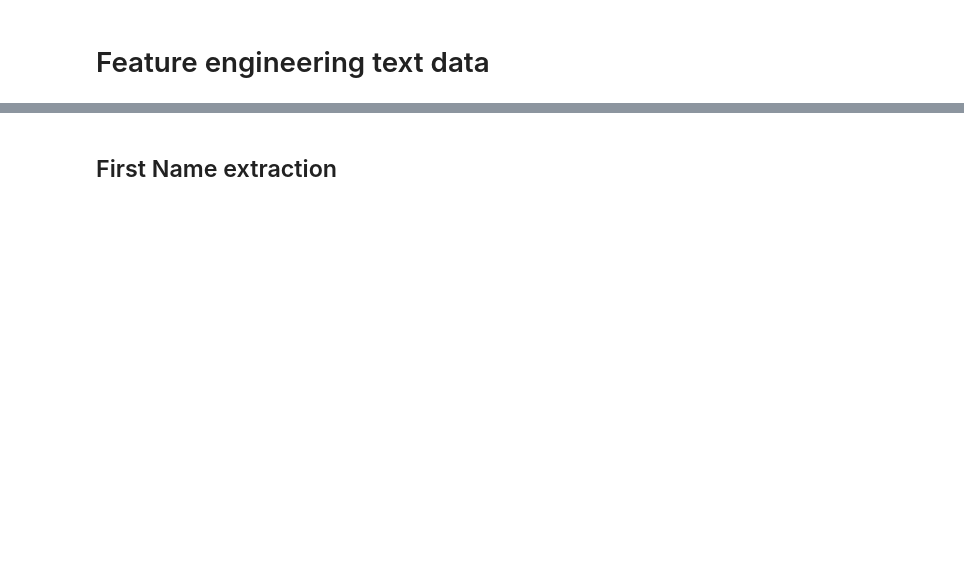
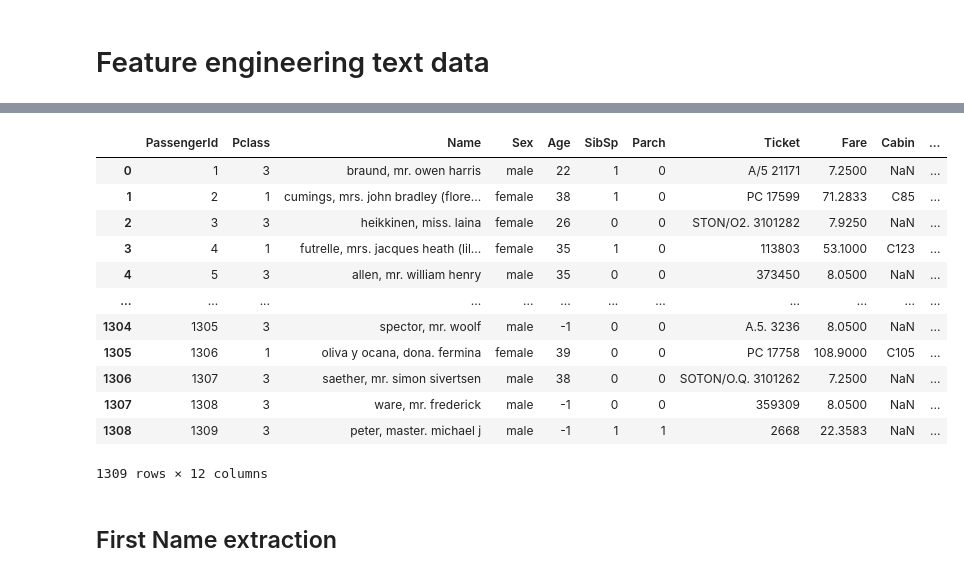
Before and after one commit to sigzugern/Lab-2, a Jupyter notebook: lab-2.ipynb, the cells around one changed output, grey strips where cells are left out. Drawn from its saved outputs; the diff is of its cells as text; code cells hidden in the pictures; blank space fills up the shorter version.

```diff
--- a/lab-2.ipynb
+++ b/lab-2.ipynb
@@ -25,8 +60,11 @@ print(f"Ammount of Nan Values in Age Series: {ageNa}")
 # %%
 # filling age na with -1
-df["Age"] =
+from pickletools import int4
+
+
+df["Age"] = df["Age"].fillna(-1)
 
 # casting type
-df["Age"] =
+df["Age"] = df["Age"].astype('int')
 # %%
 # Checking that fillna worked
@@ -41,7 +100,7 @@ df.info()
 # %%
 # Casting to lowercase to make text easier to work with
 
-df["Name"] = df["Name"].apply(lambda x: )
+df["Name"] = df["Name"].apply(lambda x: tolower(x))
 # %%
 def title_extractor(name: str) -> str:
     title = re.search(" [a-z]*\.", name).group(0)
@@ -52,4 +124,4 @@ df["Name"]
-# %%
-df["Title"] =
+# %%
+df["Title"] = df["Name"].apply(lambda x: title_extractor(x))
 # %%
 df["Title"].value_counts()
@@ -56,3 +148,19 @@ df["Title"].value_counts()
+# %%
+df
+# %% [output]
+|  | PassengerId | Pclass | Name | Sex | Age | SibSp | Parch | Ticket | Fare | Cabin | ... |
+| 0 | 1 | 3 | braund, mr. owen harris | male | 22 | 1 | 0 | A/5 21171 | 7.2500 | NaN | ... |
+| 1 | 2 | 1 | cumings, mrs. john bradley (flore... | female | 38 | 1 | 0 | PC 17599 | 71.2833 | C85 | ... |
+| 2 | 3 | 3 | heikkinen, miss. laina | female | 26 | 0 | 0 | STON/O2. 3101282 | 7.9250 | NaN | ... |
+| 3 | 4 | 1 | futrelle, mrs. jacques heath (lil... | female | 35 | 1 | 0 | 113803 | 53.1000 | C123 | ... |
+| 4 | 5 | 3 | allen, mr. william henry | male | 35 | 0 | 0 | 373450 | 8.0500 | NaN | ... |
+| ... | ... | ... | ... | ... | ... | ... | ... | ... | ... | ... | ... |
+| 1304 | 1305 | 3 | spector, mr. woolf | male | -1 | 0 | 0 | A.5. 3236 | 8.0500 | NaN | ... |
+| 1305 | 1306 | 1 | oliva y ocana, dona. fermina | female | 39 | 0 | 0 | PC 17758 | 108.9000 | C105 | ... |
+| 1306 | 1307 | 3 | saether, mr. simon sivertsen | male | 38 | 0 | 0 | SOTON/O.Q. 3101262 | 7.2500 | NaN | ... |
+| 1307 | 1308 | 3 | ware, mr. frederick | male | -1 | 0 | 0 | 359309 | 8.0500 | NaN | ... |
+| 1308 | 1309 | 3 | peter, master. michael j | male | -1 | 1 | 1 | 2668 | 22.3583 | NaN | ... |
+1309 rows × 12 columns
 # %% [markdown]
 ## First Name extraction
 # %%
```
Also changed, not shown: parts of 17 cells of this notebook.
